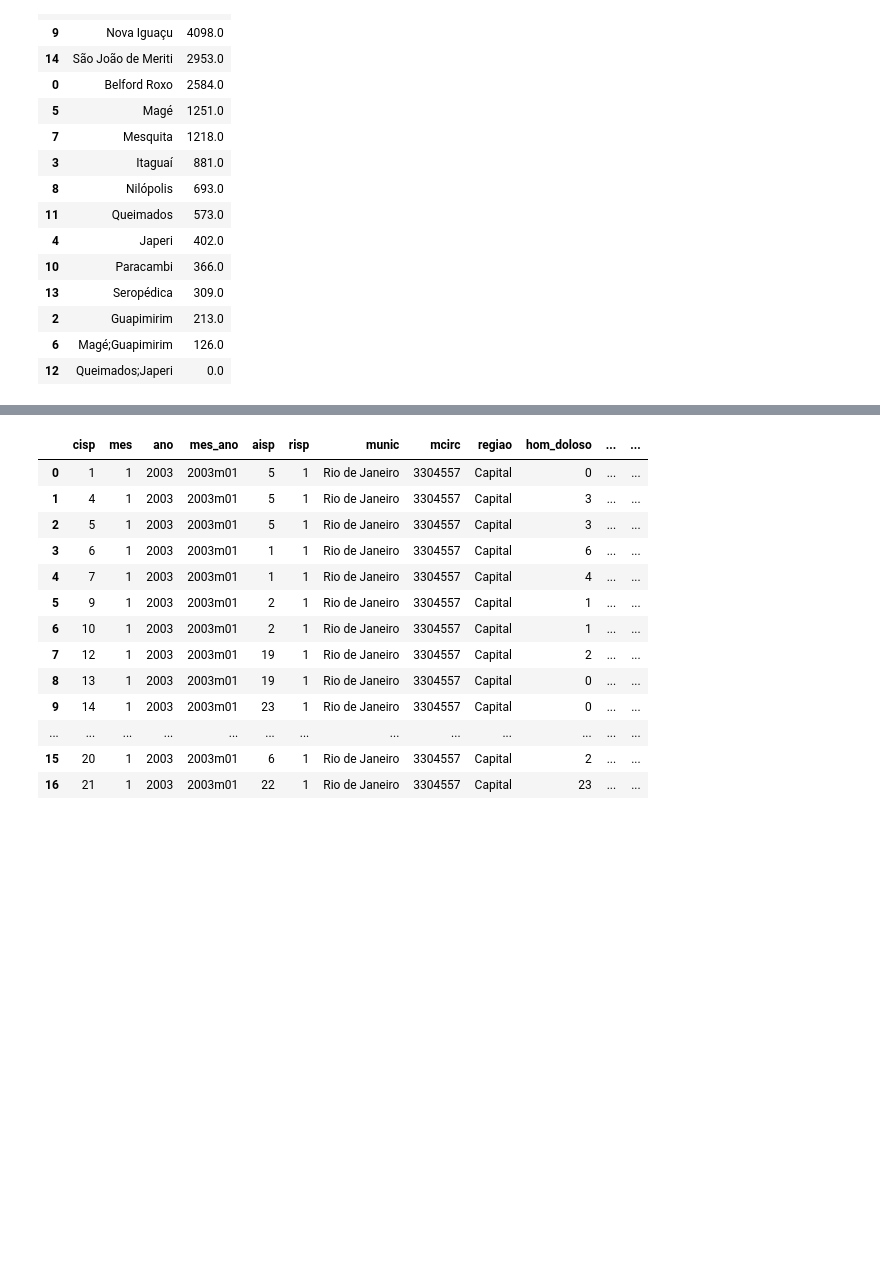
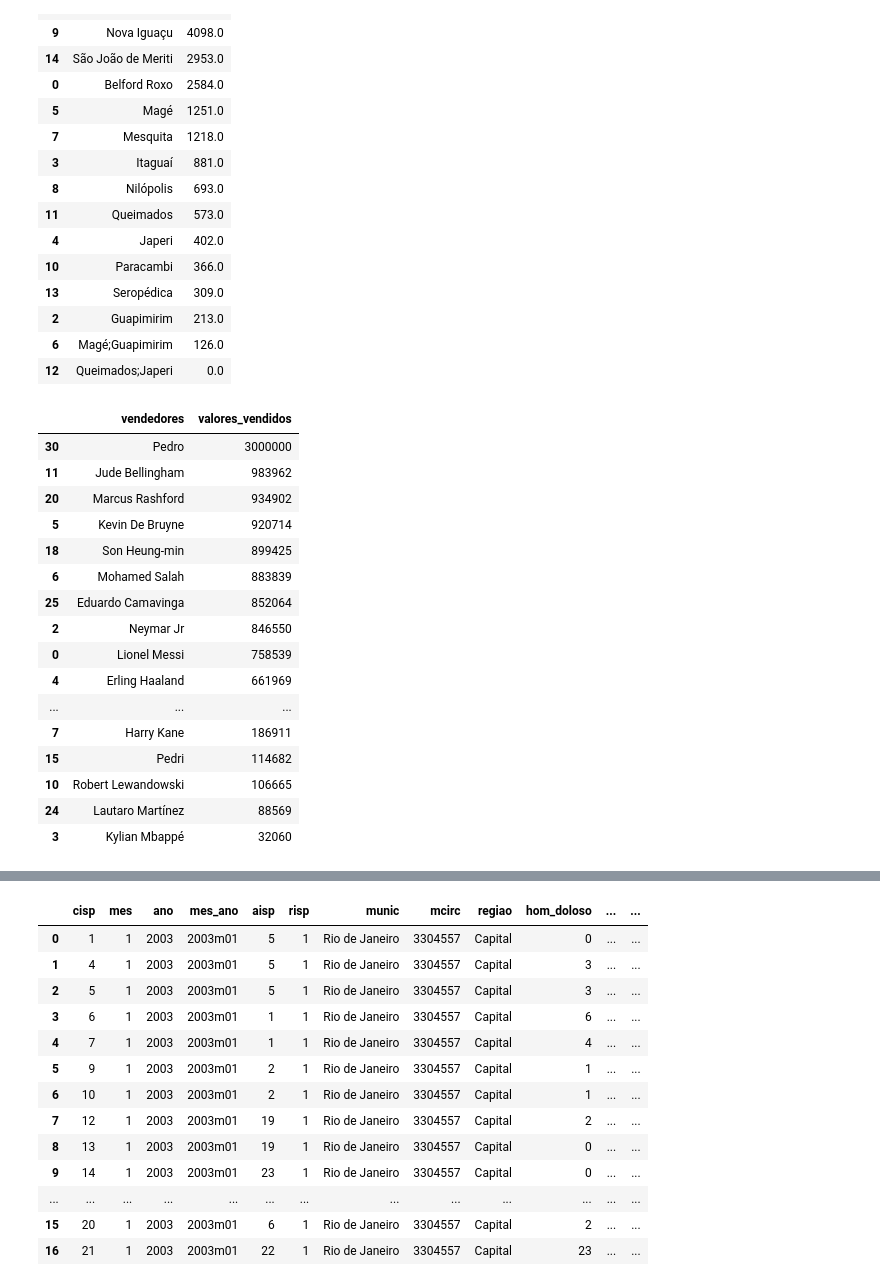
Before and after one commit to MatheusVieira12/Repo_Senac, a Jupyter notebook: aulas/projeto_analise_Segurança.ipynb, the cells around one changed output, grey strips where cells are left out. Drawn from its saved outputs; the diff is of its cells as text; code cells hidden in the pictures; blank space fills up the shorter version.

```diff
--- a/aulas/projeto_analise_Segurança.ipynb
+++ b/aulas/projeto_analise_Segurança.ipynb
@@ -134,3 +136,67 @@ print("\nMunicípios que destoam (acima do limite superior):")
 print(outliers)
 
 outliers.to_csv('outliers_apreensoes_baixada.csv', index=False, sep=';')
+# %%
+import random
+
+vendedores = [
+    "Lionel Messi",
+    "Cristiano Ronaldo",
+    "Neymar Jr",
+    "Kylian Mbappé",
+    "Erling Haaland",
+    "Kevin De Bruyne",
+    "Mohamed Salah",
+    "Harry Kane",
+    "Vinícius Jr.",
+    "Luka Modrić",
+    "Robert Lewandowski",
+    "Jude Bellingham",
+    "Antoine Griezmann",
+    "Bernardo Silva",
+    "Virgil van Dijk",
+    "Pedri",
+    "Rodri",
+    "Bruno Fernandes",
+    "Son Heung-min",
+    "João Félix",
+    "Marcus Rashford",
+    "Bukayo Saka",
+    "Achraf Hakimi",
+    "Jamal Musiala",
+    "Lautaro Martínez",
+    "Eduardo Camavinga",
+    "Frenkie de Jong",
+    "Rafael Leão",
+    "Declan Rice",
+    "Thibaut Courtois"
+]
+
+valores_vendidos = [random.randint(1000, 1000000) for i in vendedores]
+
+valores_vendidos.append(3000000)
+vendedores.append("Pedro")
+
+dados_vendas = {'vendedores': vendedores, 'valores_vendidos': valores_vendidos}
+
+df = pd.DataFrame(dados_vendas)
+df.sort_values(by='valores_vendidos', ascending=False, inplace=True)
+df
+# %% [output]
+|  | vendedores | valores_vendidos |
+| 30 | Pedro | 3000000 |
+| 11 | Jude Bellingham | 983962 |
+| 20 | Marcus Rashford | 934902 |
+| 5 | Kevin De Bruyne | 920714 |
+| 18 | Son Heung-min | 899425 |
+| 6 | Mohamed Salah | 883839 |
+| 25 | Eduardo Camavinga | 852064 |
+| 2 | Neymar Jr | 846550 |
+| 0 | Lionel Messi | 758539 |
+| 4 | Erling Haaland | 661969 |
+| ... | ... | ... |
+| 7 | Harry Kane | 186911 |
+| 15 | Pedri | 114682 |
+| 10 | Robert Lewandowski | 106665 |
+| 24 | Lautaro Martínez | 88569 |
+| 3 | Kylian Mbappé | 32060 |
```
Also changed, not shown: parts of 7 cells of this notebook, 1 other file.
